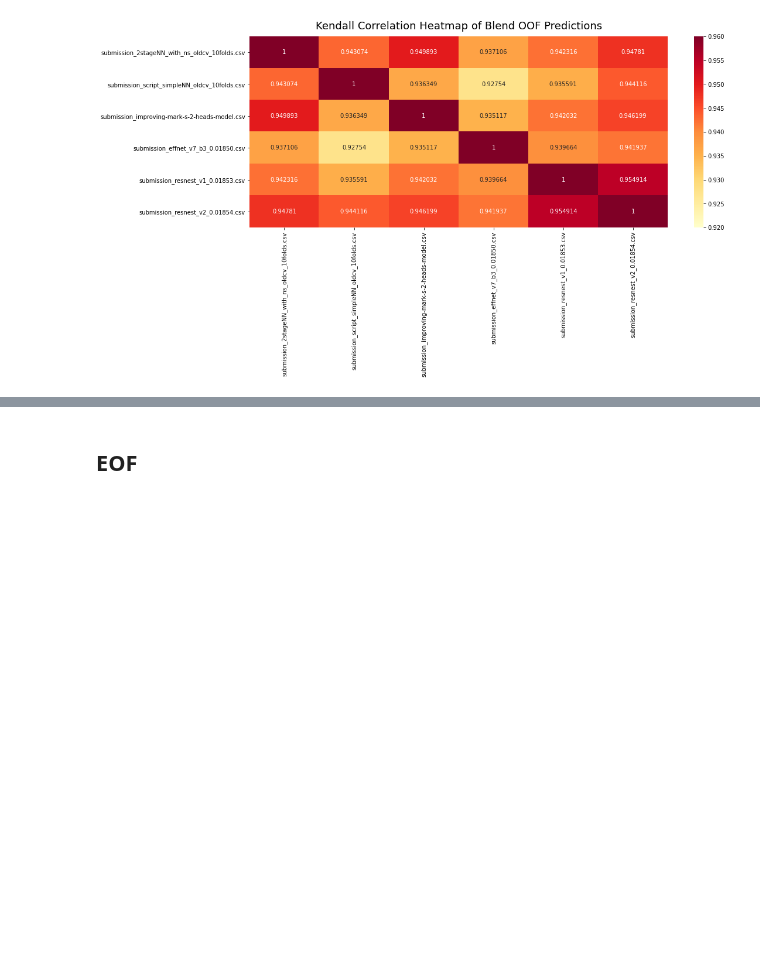
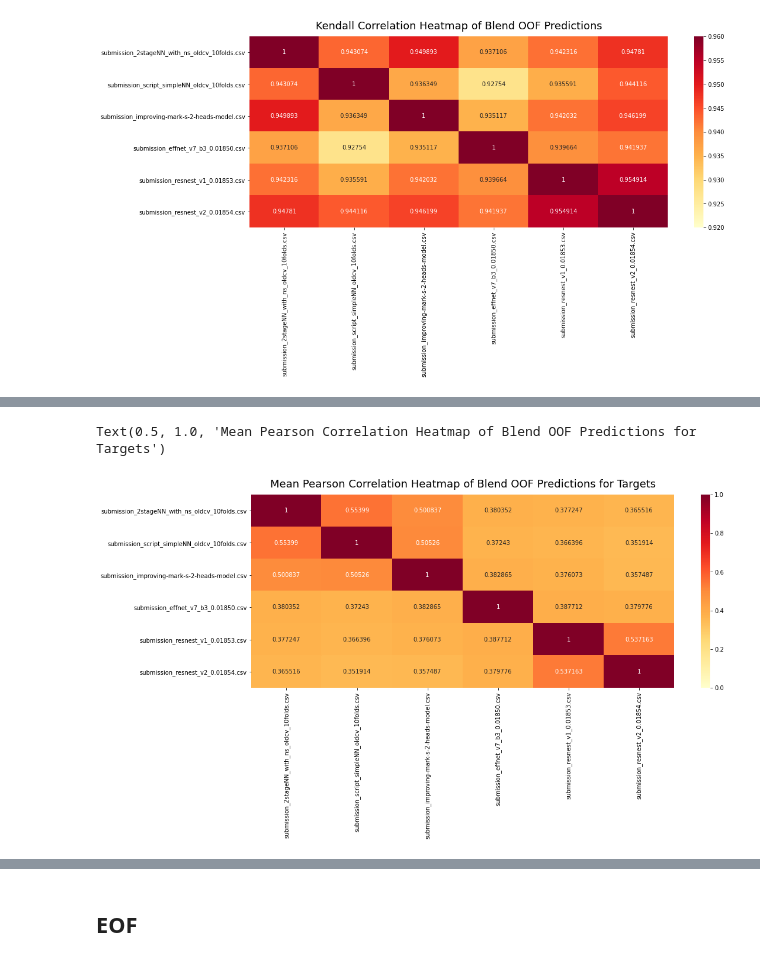
Before and after one commit to guitarmind/kaggle_moa_winner_hungry_for_gold, a Jupyter notebook: blends/blend_eda_v7.ipynb, the cells around one changed output, grey strips where cells are left out. Cells and saved outputs as stored; diff of their text form; code cells hidden in the pictures; blank space fills up the shorter version.

Commit message:
Fixed correlation matrix.

```diff
--- a/blends/blend_eda_v7.ipynb
+++ b/blends/blend_eda_v7.ipynb
@@ -826,0 +870,17 @@ Text(0.5, 1.0, 'Kendall Correlation Heatmap of Blend OOF Predictions')
+# %%
+model_names = [m[2] for m in model_list]
+mean_oof_corr = np.zeros((all_oof.shape[0], all_oof.shape[0]))
+for i in range(len(model_list)):
+    i_df = pd.DataFrame(all_oof[i])
+    for j in range(len(model_list)):
+        j_df = pd.DataFrame(all_oof[j])
+        print(
+            f'Mean Correlation (column-wise) [Model {i}-{j}]: {i_df.corrwith(j_df).mean()}'
+        )
+        mean_oof_corr[i, j] = i_df.corrwith(j_df).mean()
+
+corr_df = pd.DataFrame(
+    mean_oof_corr, columns=[f'Model-{i}' for i in range(1,
+                                              len(model_list) + 1)])
+corr_df.columns = model_names
+corr_df.index = model_names
@@ -826,0 +915,19 @@ Text(0.5, 1.0, 'Kendall Correlation Heatmap of Blend OOF Predictions')
+# %%
+plt.figure(figsize=(16, 6))
+heatmap = sns.heatmap(mean_oof_corr,
+                      vmin=0,
+                      vmax=1,
+                      fmt='.6g',
+                      cmap='YlOrRd',
+                      annot=True)
+# center=0.7)
+# annot=True)
+# cmap='jet')
+# cmap='BrBG')
+heatmap.set_title(
+    'Mean Pearson Correlation Heatmap of Blend OOF Predictions for Targets',
+    fontdict={'fontsize': 18},
+    pad=12)
+# %% [output]
+Text(0.5, 1.0, 'Mean Pearson Correlation Heatmap of Blend OOF Predictions for Targets')
+[figure, added]
```
Also changed, not shown: parts of 9 cells of this notebook, 1 other file.
